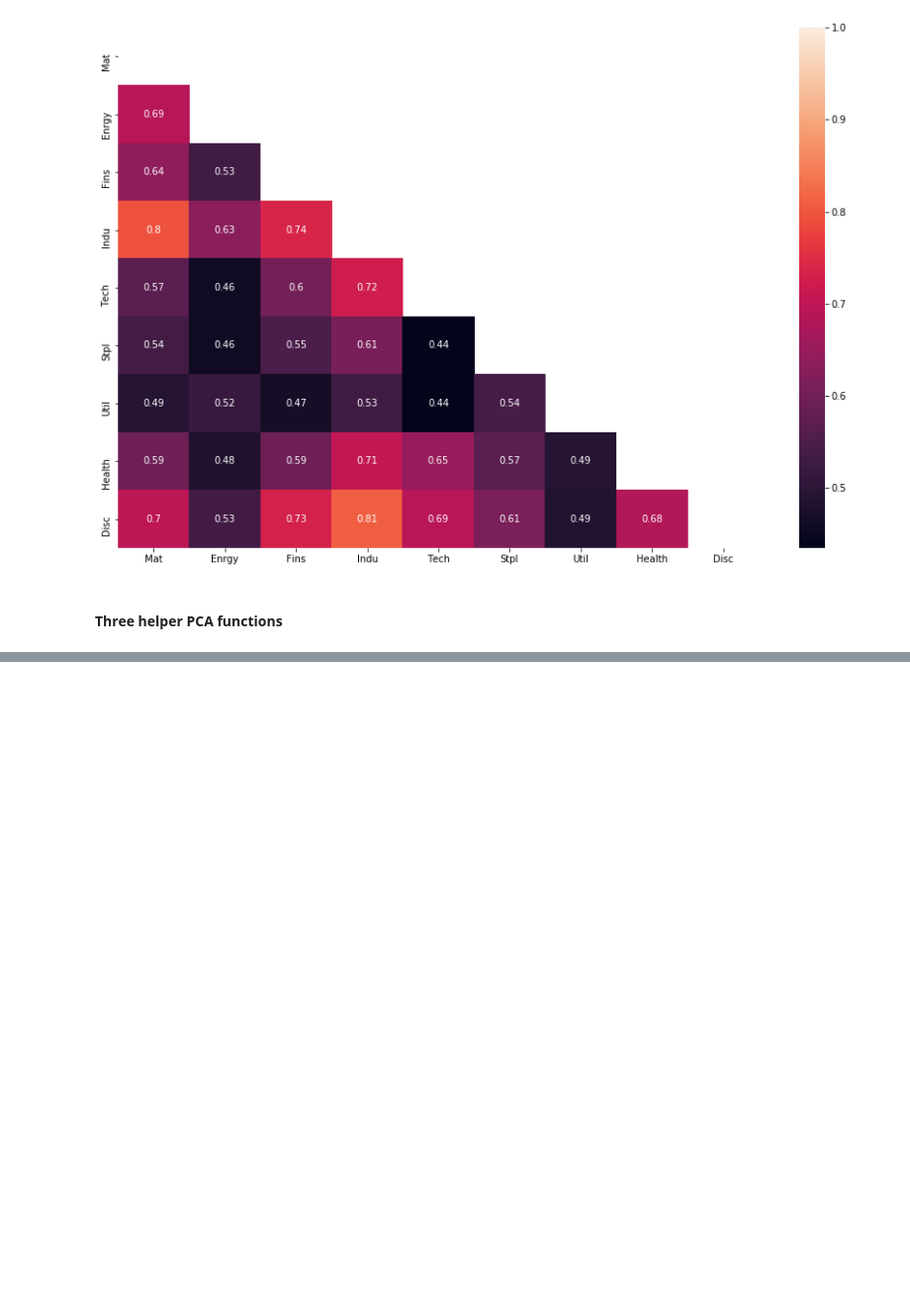
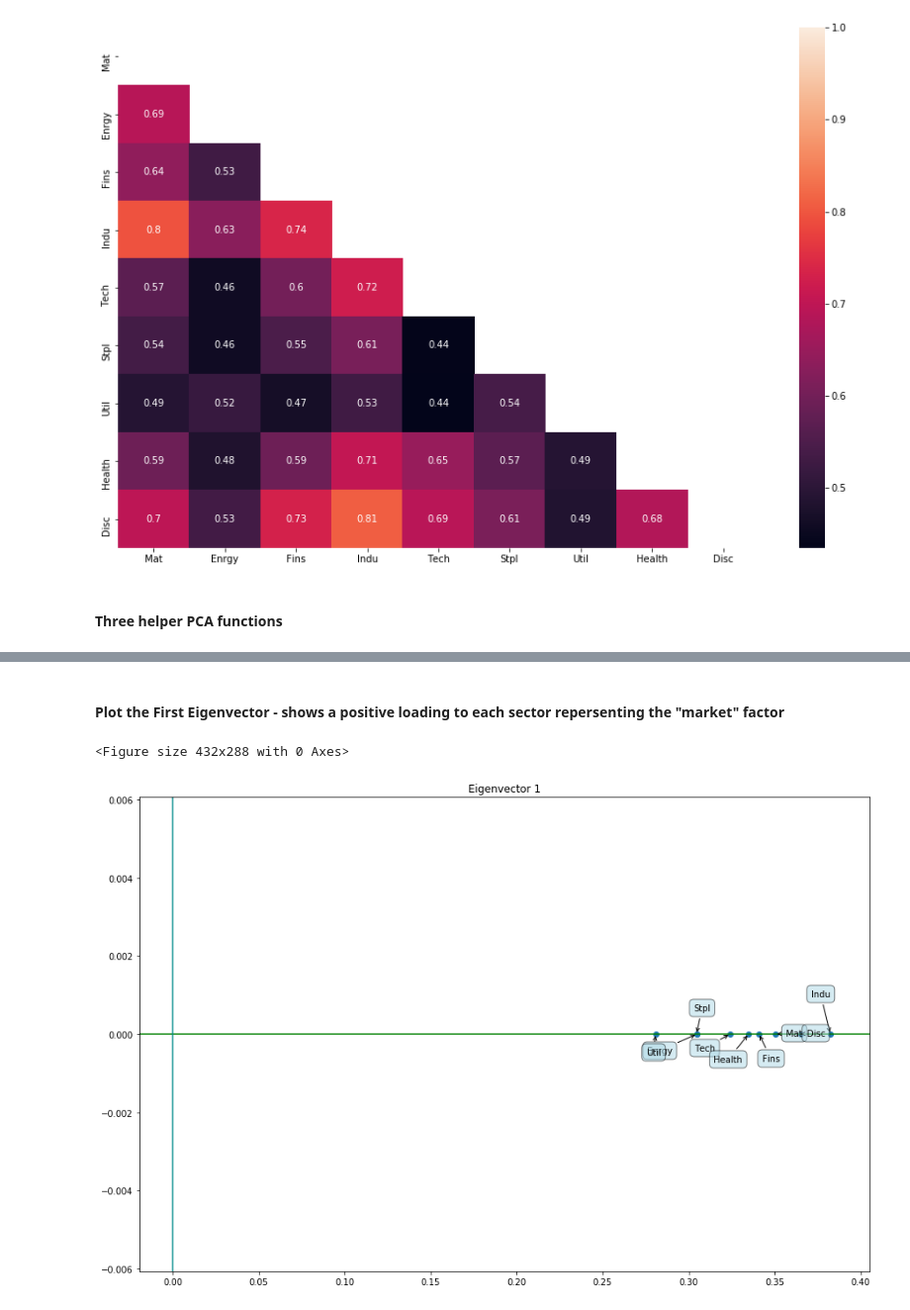
Before and after one commit to cshannonn/PCA, a Jupyter notebook: PCA.ipynb, the cells around one changed output, grey strips where cells are left out. Shown at 99% size. Cells and saved outputs as stored; diff of their text form; code cells hidden in the pictures; blank space fills up the shorter version.

```diff
--- a/PCA.ipynb
+++ b/PCA.ipynb
@@ -118 +119,26 @@ plot_eig(eig_val)
 [figure]
+# %% [markdown]
+#### Plot the First Eigenvector - shows a positive loading to each sector repersenting the "market" factor
+# %%
+#Helper function which takes in a 2d array of eigenvectors and a variable repersenting which eigenvector you want to plot
+def plot_eig_load(eig_vec, num):
+    fig = figure()
+    y1 = eig_vec[num,:]
+
+    plt.figure(figsize =(15,10))
+    plt.scatter(y1, [0]*9, marker = 'o')
+    plt.axhline(y = 0, color = 'g')
+    plt.axvline(x = 0, color = 'darkcyan')
+    plt.title("Eigenvector {}".format(num+1))
+    for label, x_, y_ in zip(names, y1, [0]*9):
+        plt.annotate(
+            label,
+            xy=(x_, y_), xytext=(np.random.randint(low =-50, high =50), np.random.randint(low =-50, high =50)),
+            textcoords='offset points', ha='right', va='bottom',
+            bbox=dict(boxstyle='round,pad=0.5', fc='lightblue', alpha=0.5),
+            arrowprops=dict(arrowstyle = '->', connectionstyle='arc3,rad=0'))
+
+plot_eig_load(eig_vec,0)
+# %% [output]
+<Figure size 432x288 with 0 Axes>
+[figure, added]
```
Also changed, not shown: parts of 17 cells of this notebook.
